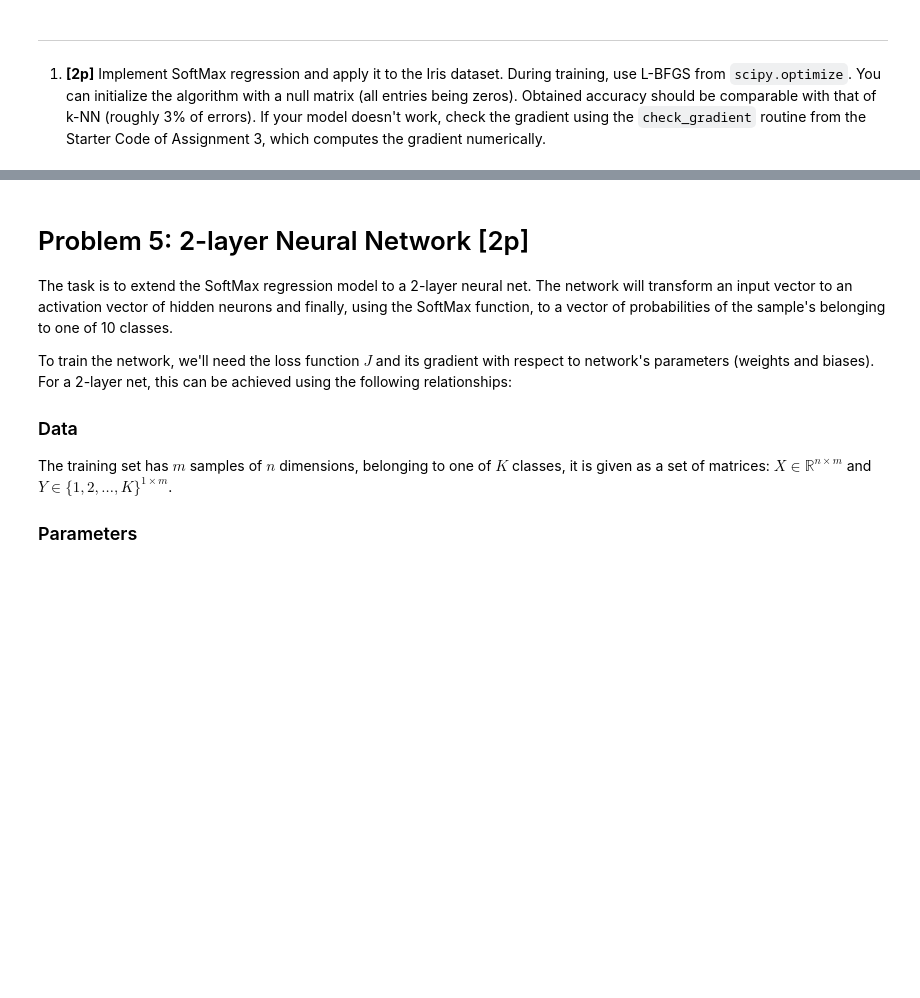
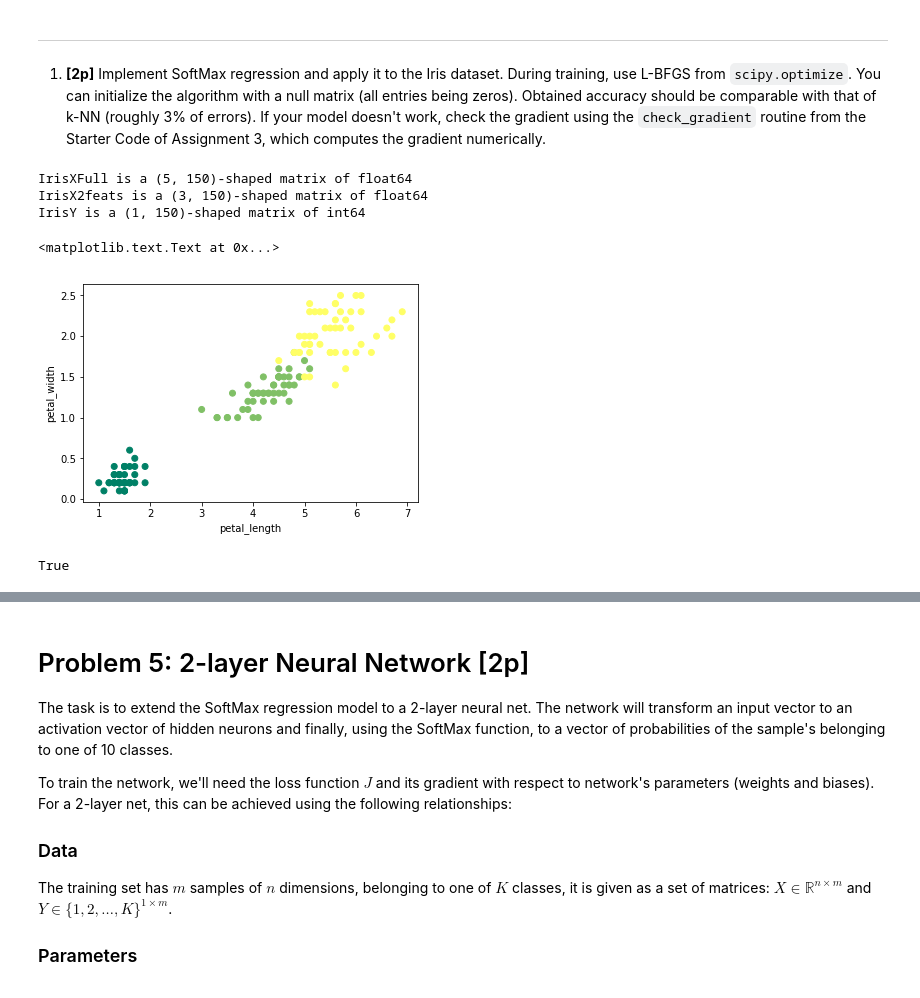
Before and after one commit to eilice/nn, a Jupyter notebook: assignment3/Assignment3.ipynb, the cells around one changed output, grey strips where cells are left out. Saved outputs shown, nothing was run; the diff lists cells and outputs as text; code cells hidden in the pictures; blank space fills up the shorter version.

```diff
--- a/assignment3/Assignment3.ipynb
+++ b/assignment3/Assignment3.ipynb
@@ -460,27 +516,35 @@ ___
 # %%
 #
 # Here we load the IRIS dataset.
 # We will create two datasets:
 #  - one using all features,
 #  - one using just Petal Langth and Petal Width for visualizations.
 #
 iris = datasets.load_iris()
 petal_length = iris.data[:, iris.feature_names.index('petal length (cm)')]
 petal_width = iris.data[:, iris.feature_names.index('petal width (cm)')]
 
 IrisXFull = np.vstack([np.ones_like(petal_length), iris.data.T])
 IrisX2feats = np.vstack(
     [np.ones_like(petal_length), petal_length, petal_width])
 IrisY = iris.target.reshape(1, -1).astype(np.int64)
 
 print "IrisXFull is a %s-shaped matrix of %s" % (IrisXFull.shape, IrisXFull.dtype)
 print "IrisX2feats is a %s-shaped matrix of %s" % (IrisX2feats.shape, IrisX2feats.dtype)
 print "IrisY is a %s-shaped matrix of %s" % (IrisY.shape, IrisY.dtype)
 
-scatter(IrisX2feats[1, :], IrisX2feats[2, :], c=IrisY.ravel(), cmap='spring')
+scatter(IrisX2feats[1, :], IrisX2feats[2, :], c=IrisY.ravel(), cmap='summer')
 xlabel('petal_length')
 ylabel('petal_width')
+# %% [output]
+IrisXFull is a (5, 150)-shaped matrix of float64
+IrisX2feats is a (3, 150)-shaped matrix of float64
+IrisY is a (1, 150)-shaped matrix of int64
+<matplotlib.text.Text at 0x...>
+[figure, added]
 # %%
+
+
 def SoftMaxRegression_implementation(ThetaFlat, X, Y=None, return_probabilities=False):
     """
     Compute the outputs of a softmax classifier, or the loss and gradient
@@ -502,37 +566,47 @@ def SoftMaxRegression_implementation(ThetaFlat, X, Y=None, return_probabilities=
 
     # Theta is num_features x num_classes
     # we first reshape ThetaFlat into Theta
-    Theta = ThetaFlat.reshape(num_features, -1)
+    Theta = ThetaFlat.reshape(num_features,-1).T
 
     # Activation of softmax neurons
     # A's shape should be num_classes x num_samples
     #
     # TODO
-    # A =
+    A = Theta.dot(X)
     #
 
     # Now compute the SoftMax function
     # O will be a num_classes x num_samples matrix of probabilities assigned by our model
     # Stability optimization - for each subtract the maximum activation
-    O = A - A.max(0, keepdims=True)
+    A -= A.max(0, keepdims=True)
+    #print O.shape
     #
     # TODO - compute SoftMax as vector O. Take the exp and normalize, so all values of O
     #        would sum to 1.0.
     #
-
+    A = np.exp(A)
+    O = A / A.sum(axis=0)
+    #print O.sum(axis=0)
     if return_probabilities:
         return O
 
     # The loss is the average per-sample nll (neg log likelihood)
     # The nll is the sum of the logarithms of probabilities assigned to each class
     correct_class_likelihoods = np.log(O[Y.ravel(), np.arange(num_samples)])
+    #print O[Y.ravel(), np.arange(num_samples)].shape
     L = - 1.0 / num_samples * np.sum(correct_class_likelihoods)
 
     # For the softmax activation and cross-entropy loss, the derivative dNLL/dA has a simple form
     # Please fill in its computation
     #
     # TODO
-    # dLdA =
+    #newY = []
+    #for c in Y[0]:
+    #    t = np.zeros(O.shape[0])
+    #    t[c] = 1
+    #    newY.append(t)
+    dLdA = (O - (Y == np.arange(O.shape[0]).reshape(O.shape[0],1)))/num_samples
+    #dLdA = (O - np.vstack(newY).T)/num_samples
     #
 
     # Now we compute the gradient of the loss with respect to Theta
@@ -550,6 +624,8 @@ def iris_log_reg_cost(Theta): return SoftMaxRegression_implementation(
 # Make sure that the gradient computation is OK
 check_gradient(iris_log_reg_cost, np.zeros((3 * 5,)))
 check_gradient(iris_log_reg_cost, np.random.rand(3 * 5) * 2.0 - 1.0)
+# %% [output]
+True
 # %%
 #
 # Call the solver
```
Also changed, not shown: parts of 30 cells of this notebook, 1 other file.
